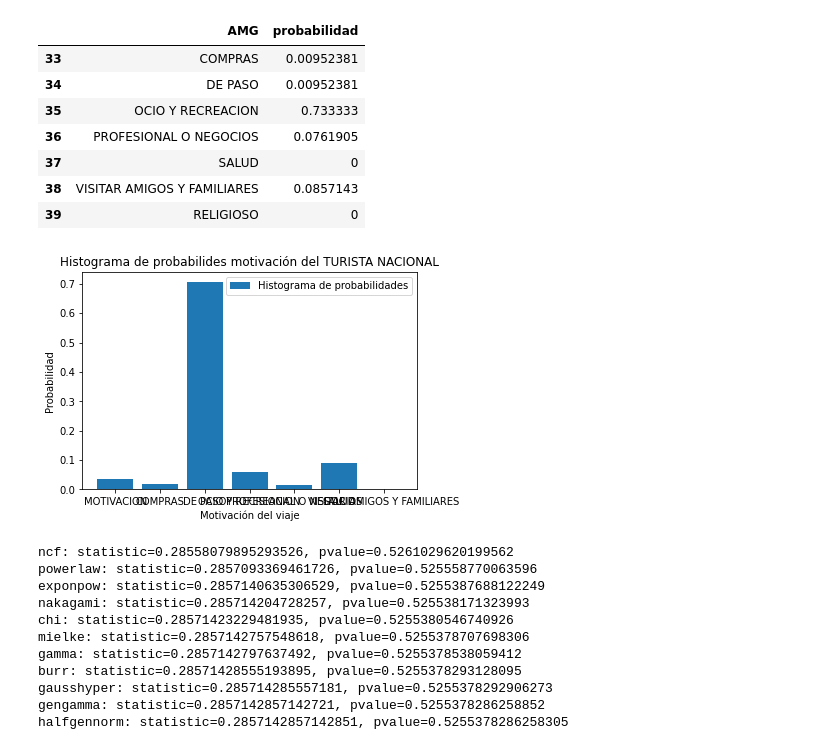
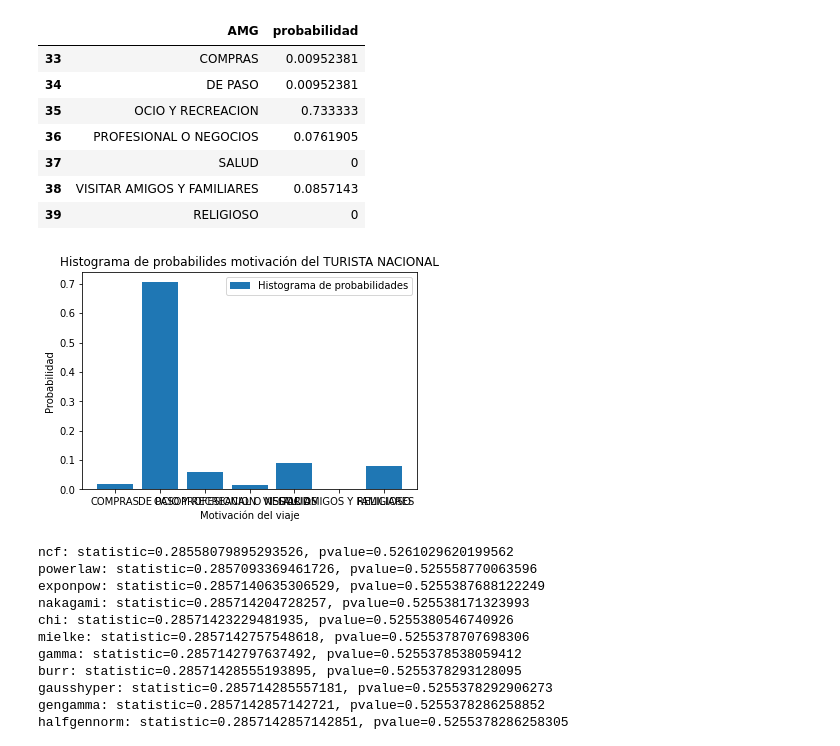
Before and after one commit to ariadnagalindom/Proyecto_GIMontoya_ADGalindo, a Jupyter notebook: PRoyecto_GIMontoya_ADGalindo.ipynb, the cells around one changed output. Drawn from its saved outputs; the diff is of its cells as text; code cells hidden in the pictures.

```diff
--- a/PRoyecto_GIMontoya_ADGalindo.ipynb
+++ b/PRoyecto_GIMontoya_ADGalindo.ipynb
@@ -671,14 +772,14 @@ int_motiv
 | 38 | VISITAR AMIGOS Y FAMILIARES | 0.0857143 |
 | 39 | RELIGIOSO | 0 |
 # %%
-plt.bar(int_motiv.index,nac_motiv.AMG, label='Histograma de probabilidades')
+plt.bar(int_motiv.AMG,nac_motiv.probabilidad, label='Histograma de probabilidades')
 plt.xlabel('Motivación del viaje')
 plt.ylabel('Probabilidad')
 plt.title('Histograma de probabilides motivación del TURISTA NACIONAL')
 plt.legend()
 plt.show()
 # %% [output]
-[figure, old version]
+[figure, new version]
 # %%
 import warnings
 warnings.filterwarnings("ignore")
```
Also changed, not shown: parts of 13 cells of this notebook.
